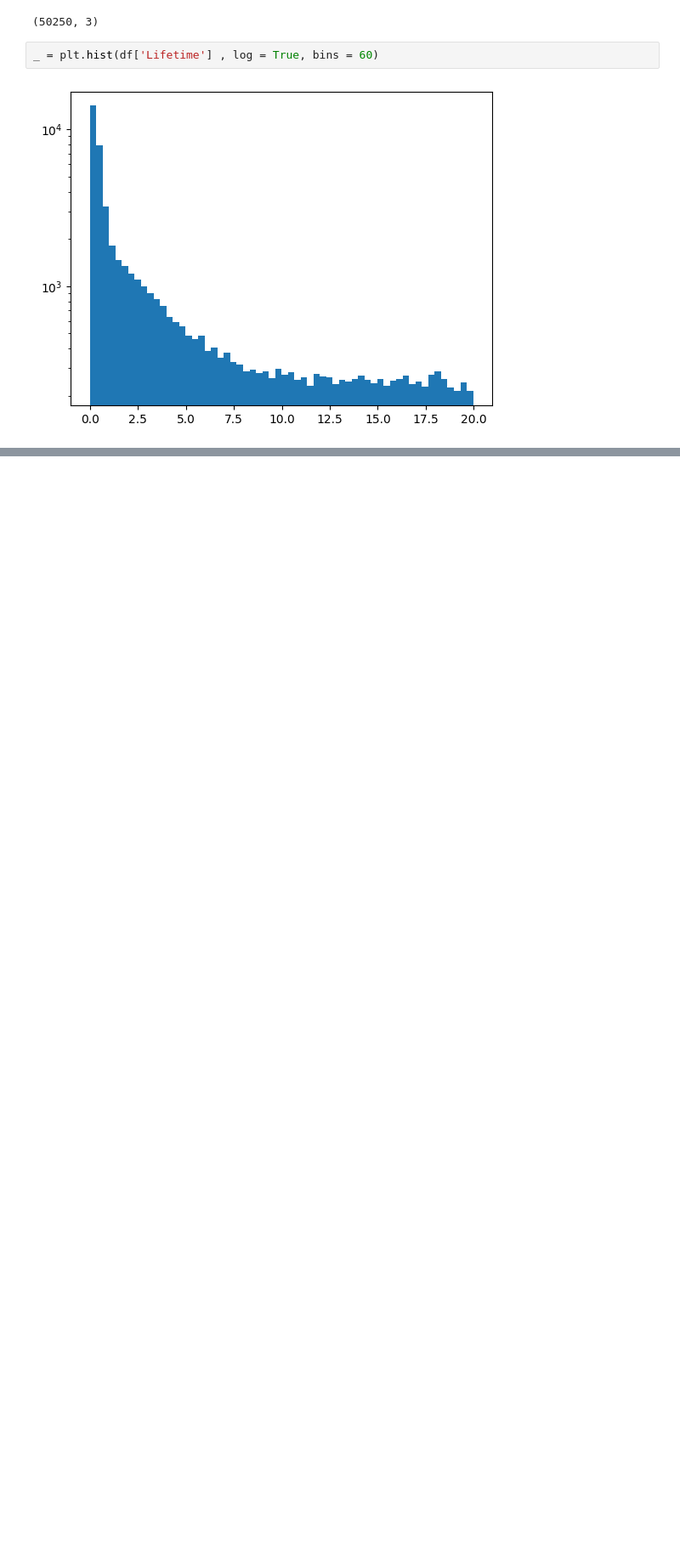
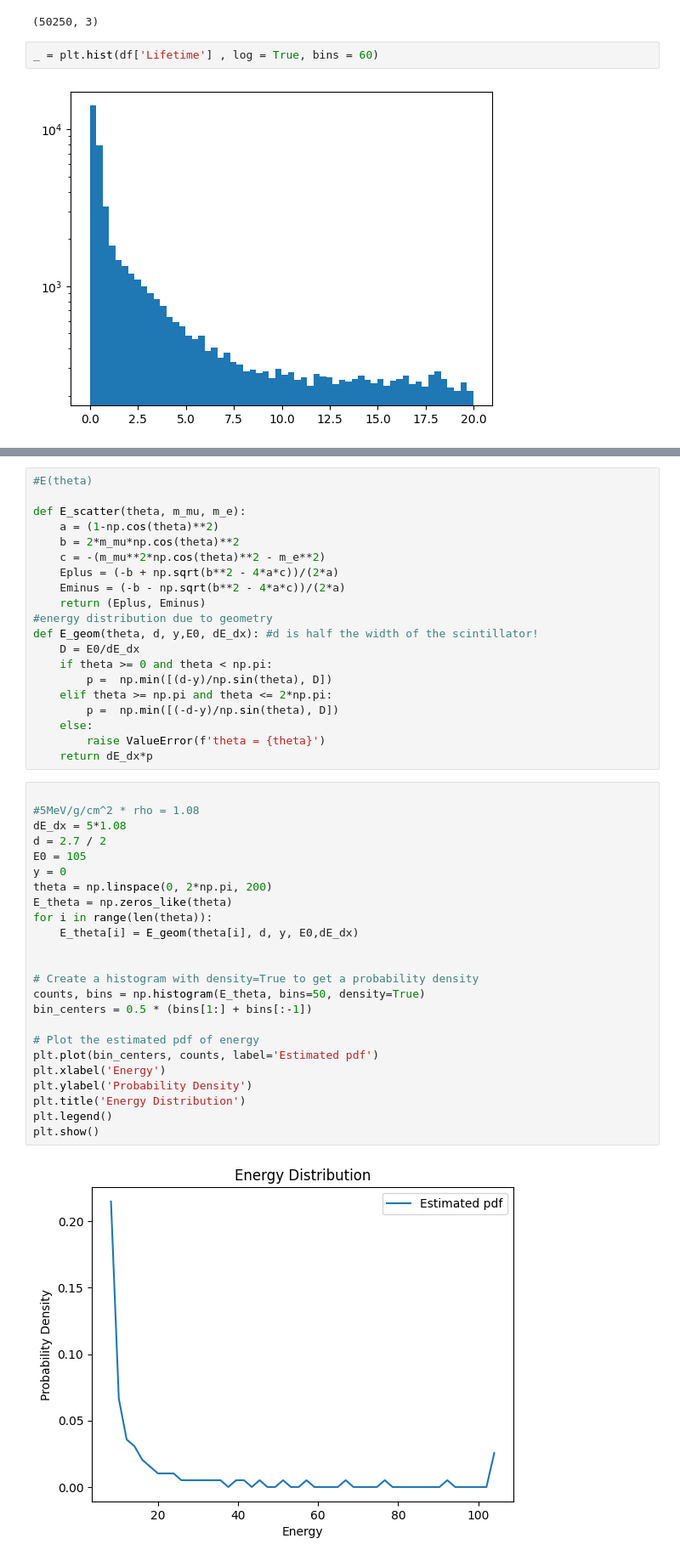
Before and after one commit to nlyu1/muon-lifetime-191-s25, a Jupyter notebook: code/mass_calibration.ipynb, the cells around one changed output, grey strips where cells are left out. Shown: that part at 85% size. Cells and saved outputs as stored; diff of their text form; blank space fills up the shorter version.

```diff
--- a/code/mass_calibration.ipynb
+++ b/code/mass_calibration.ipynb
@@ -112,0 +126,46 @@ Text(0.5, 1.0, 'After lifetime f')
+# %%
+#E(theta)
+
+def E_scatter(theta, m_mu, m_e):
+    a = (1-np.cos(theta)**2)
+    b = 2*m_mu*np.cos(theta)**2
+    c = -(m_mu**2*np.cos(theta)**2 - m_e**2)
+    Eplus = (-b + np.sqrt(b**2 - 4*a*c))/(2*a)
+    Eminus = (-b - np.sqrt(b**2 - 4*a*c))/(2*a)
+    return (Eplus, Eminus)
+#energy distribution due to geometry
+def E_geom(theta, d, y,E0, dE_dx): #d is half the width of the scintillator!
+    D = E0/dE_dx
+    if theta >= 0 and theta < np.pi:
+        p =  np.min([(d-y)/np.sin(theta), D])
+    elif theta >= np.pi and theta <= 2*np.pi:
+        p =  np.min([(-d-y)/np.sin(theta), D])
+    else:
+        raise ValueError(f'theta = {theta}')
+    return dE_dx*p
+# %%
+
+#5MeV/g/cm^2 * rho = 1.08
+dE_dx = 5*1.08
+d = 2.7 / 2
+E0 = 105
+y = 0
+theta = np.linspace(0, 2*np.pi, 200)
+E_theta = np.zeros_like(theta)
+for i in range(len(theta)):
+    E_theta[i] = E_geom(theta[i], d, y, E0,dE_dx)
+
+
+# Create a histogram with density=True to get a probability density
+counts, bins = np.histogram(E_theta, bins=50, density=True)
+bin_centers = 0.5 * (bins[1:] + bins[:-1])
+
+# Plot the estimated pdf of energy
+plt.plot(bin_centers, counts, label='Estimated pdf')
+plt.xlabel('Energy')
+plt.ylabel('Probability Density')
+plt.title('Energy Distribution')
+plt.legend()
+plt.show()
+# %% [output]
+[figure, added]
```
Also changed, not shown: parts of 5 cells of this notebook, 1 other file.
